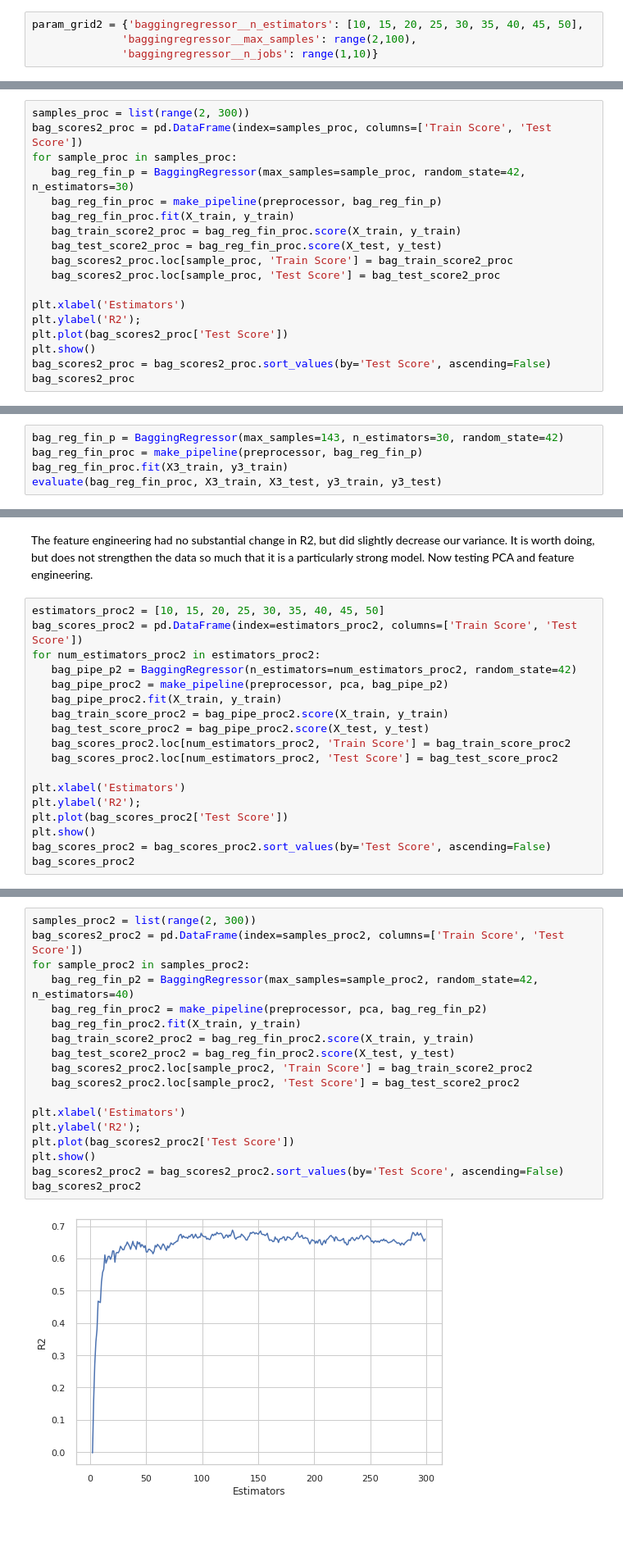
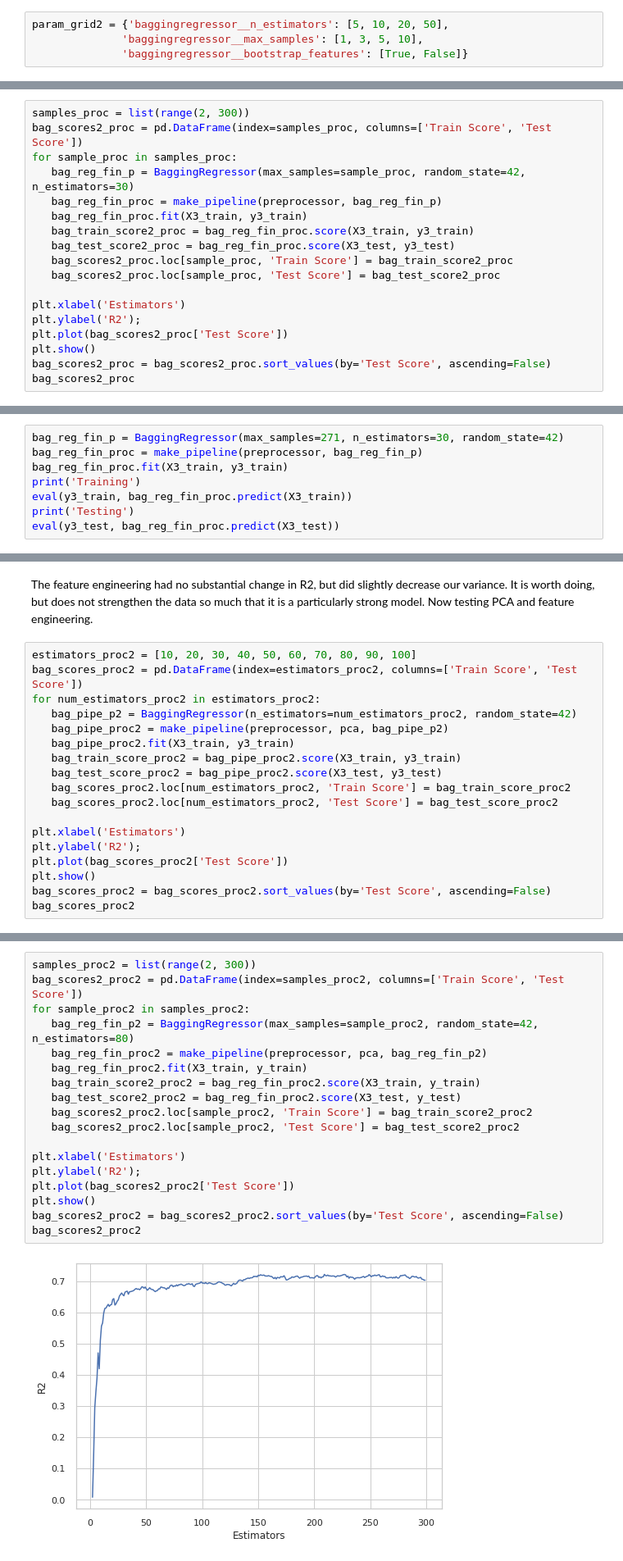
Before and after one commit to blakedshull/Project2, a Jupyter notebook: Project_2.ipynb, the cells around one changed output, grey strips where cells are left out. Shown: that part at 82% size. Drawn from its saved outputs; the diff is of its cells as text; blank space fills up the shorter version.

```diff
--- a/Project_2.ipynb
+++ b/Project_2.ipynb
@@ -975,6 +1148,6 @@ bag_pipe_proc.get_params()
  'baggingregressor__verbose': 0,
  'baggingregressor__warm_start': False}
 # %%
-param_grid2 = {'baggingregressor__n_estimators': [10, 15, 20, 25, 30, 35, 40, 45, 50],
-              'baggingregressor__max_samples': range(2,100),
-              'baggingregressor__n_jobs': range(1,10)}
+param_grid2 = {'baggingregressor__n_estimators': [5, 10, 20, 50],
+              'baggingregressor__max_samples': [1, 3, 5, 10],
+              'baggingregressor__bootstrap_features': [True, False]}
@@ -1033,9 +1229,9 @@ bag_scores2_proc = pd.DataFrame(index=samples_proc, columns=['Train Score', 'Tes
 for sample_proc in samples_proc:
    bag_reg_fin_p = BaggingRegressor(max_samples=sample_proc, random_state=42, n_estimators=30)
    bag_reg_fin_proc = make_pipeline(preprocessor, bag_reg_fin_p)
-   bag_reg_fin_proc.fit(X_train, y_train)
-   bag_train_score2_proc = bag_reg_fin_proc.score(X_train, y_train)
-   bag_test_score2_proc = bag_reg_fin_proc.score(X_test, y_test)
+   bag_reg_fin_proc.fit(X3_train, y3_train)
+   bag_train_score2_proc = bag_reg_fin_proc.score(X3_train, y3_train)
+   bag_test_score2_proc = bag_reg_fin_proc.score(X3_test, y3_test)
    bag_scores2_proc.loc[sample_proc, 'Train Score'] = bag_train_score2_proc
    bag_scores2_proc.loc[sample_proc, 'Test Score'] = bag_test_score2_proc
 
@@ -1062,7 +1258,10 @@ bag_scores2_proc
 298 rows × 2 columns
 # %%
-bag_reg_fin_p = BaggingRegressor(max_samples=143, n_estimators=30, random_state=42)
+bag_reg_fin_p = BaggingRegressor(max_samples=271, n_estimators=30, random_state=42)
 bag_reg_fin_proc = make_pipeline(preprocessor, bag_reg_fin_p)
 bag_reg_fin_proc.fit(X3_train, y3_train)
-evaluate(bag_reg_fin_proc, X3_train, X3_test, y3_train, y3_test)
+print('Training')
+eval(y3_train, bag_reg_fin_proc.predict(X3_train))
+print('Testing')
+eval(y3_test, bag_reg_fin_proc.predict(X3_test))
 # %% [output]
@@ -1071,14 +1280,14 @@ Test Accuracy: 0.727
 # %% [markdown]
 The feature engineering had no substantial change in R2, but did slightly decrease our variance.  It is worth doing, but does not strengthen the data so much that it is a particularly strong model.  Now testing PCA and feature engineering.
 # %%
-estimators_proc2 = [10, 15, 20, 25, 30, 35, 40, 45, 50]
+estimators_proc2 = [10, 20, 30, 40, 50, 60, 70, 80, 90, 100]
 bag_scores_proc2 = pd.DataFrame(index=estimators_proc2, columns=['Train Score', 'Test Score'])
 for num_estimators_proc2 in estimators_proc2:
    bag_pipe_p2 = BaggingRegressor(n_estimators=num_estimators_proc2, random_state=42)
    bag_pipe_proc2 = make_pipeline(preprocessor, pca, bag_pipe_p2)
-   bag_pipe_proc2.fit(X_train, y_train)
-   bag_train_score_proc2 = bag_pipe_proc2.score(X_train, y_train)
-   bag_test_score_proc2 = bag_pipe_proc2.score(X_test, y_test)
+   bag_pipe_proc2.fit(X3_train, y3_train)
+   bag_train_score_proc2 = bag_pipe_proc2.score(X3_train, y3_train)
+   bag_test_score_proc2 = bag_pipe_proc2.score(X3_test, y3_test)
    bag_scores_proc2.loc[num_estimators_proc2, 'Train Score'] = bag_train_score_proc2
    bag_scores_proc2.loc[num_estimators_proc2, 'Test Score'] = bag_test_score_proc2
 
@@ -1103,21 +1313,21 @@ bag_scores_proc2
 # %%
 samples_proc2 = list(range(2, 300))
 bag_scores2_proc2 = pd.DataFrame(index=samples_proc2, columns=['Train Score', 'Test Score'])
 for sample_proc2 in samples_proc2:
-   bag_reg_fin_p2 = BaggingRegressor(max_samples=sample_proc2, random_state=42, n_estimators=40)
+   bag_reg_fin_p2 = BaggingRegressor(max_samples=sample_proc2, random_state=42, n_estimators=80)
    bag_reg_fin_proc2 = make_pipeline(preprocessor, pca, bag_reg_fin_p2)
-   bag_reg_fin_proc2.fit(X_train, y_train)
-   bag_train_score2_proc2 = bag_reg_fin_proc2.score(X_train, y_train)
-   bag_test_score2_proc2 = bag_reg_fin_proc2.score(X_test, y_test)
+   bag_reg_fin_proc2.fit(X3_train, y_train)
+   bag_train_score2_proc2 = bag_reg_fin_proc2.score(X3_train, y_train)
+   bag_test_score2_proc2 = bag_reg_fin_proc2.score(X3_test, y_test)
    bag_scores2_proc2.loc[sample_proc2, 'Train Score'] = bag_train_score2_proc2
    bag_scores2_proc2.loc[sample_proc2, 'Test Score'] = bag_test_score2_proc2
 
 plt.xlabel('Estimators')
 plt.ylabel('R2');
 plt.plot(bag_scores2_proc2['Test Score'])
 plt.show()
 bag_scores2_proc2 = bag_scores2_proc2.sort_values(by='Test Score', ascending=False)
 bag_scores2_proc2
 # %% [output]
-[figure, old version]
+[figure, new version]
 |  | Train Score | Test Score |
```
Also changed, not shown: parts of 47 cells of this notebook.
